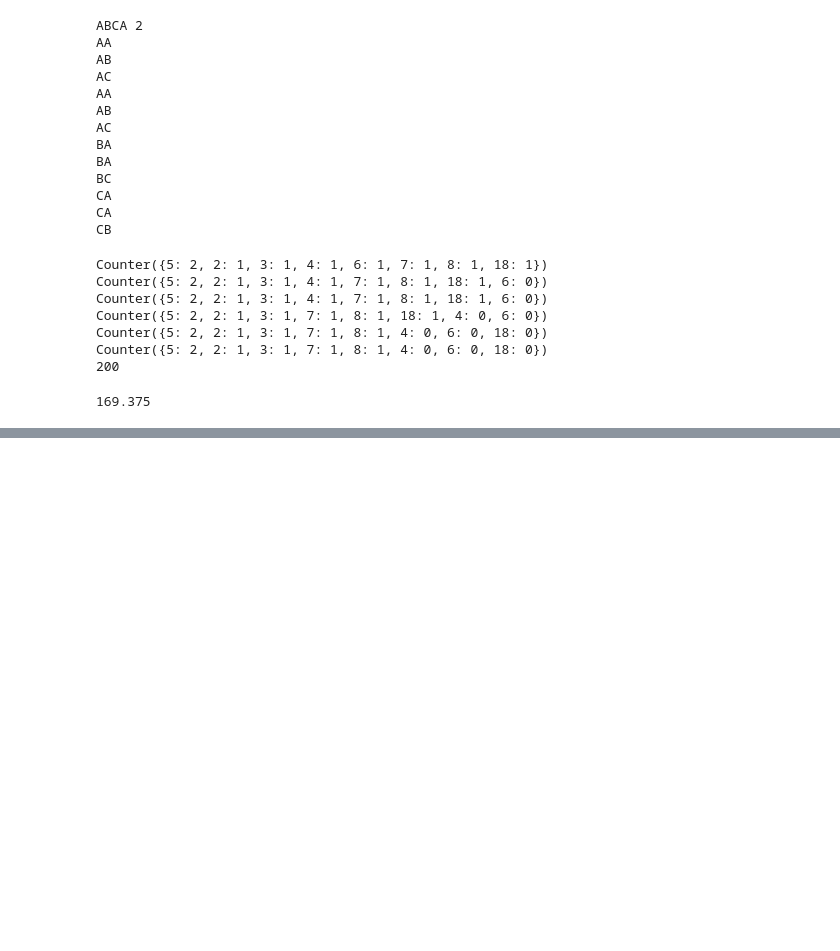
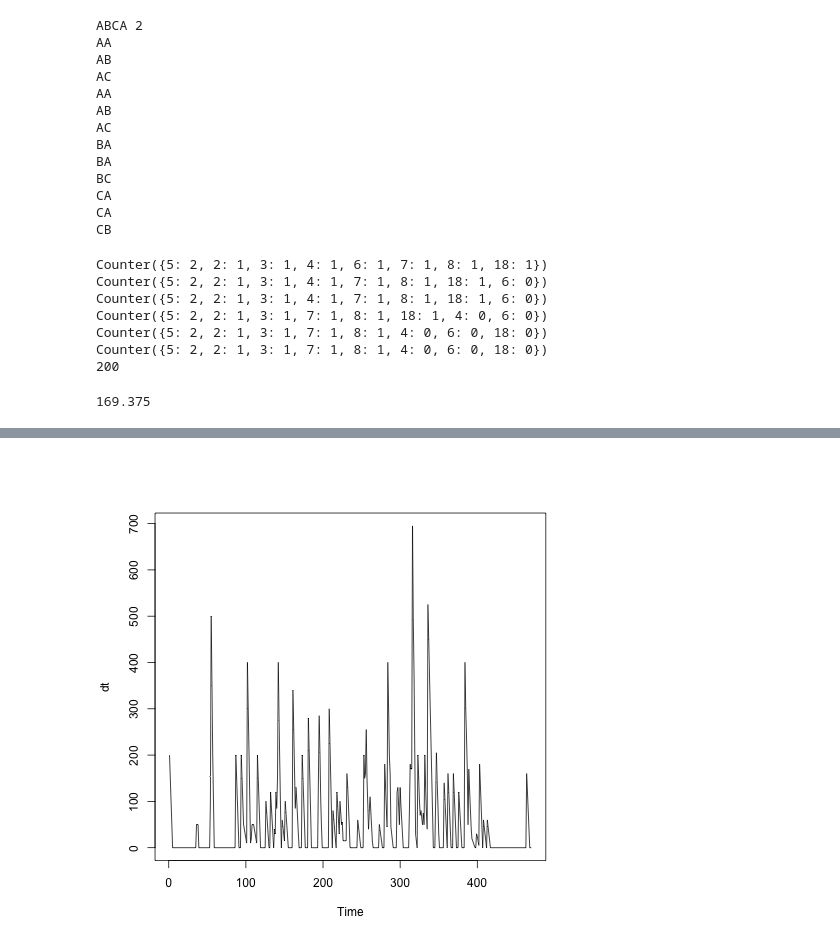
Before and after one commit to sada-narayanappa/Notebooks, a Jupyter notebook: Notes/scratch.ipynb, the cells around one changed output, grey strips where cells are left out. Drawn from its saved outputs; the diff is of its cells as text; code cells hidden in the pictures; blank space fills up the shorter version.

```diff
--- a/Notes/scratch.ipynb
+++ b/Notes/scratch.ipynb
@@ -333,0 +336,9 @@ s/len(a)
+# %%
+%%R
+require(ggplot2)
+url="http://robjhyndman.com/tsdldata/annual/dvi.dat"
+skip =1
+d=  scan(url, skip=skip)
+dt = ts(d) # Convert to time series
+plot(dt)
+# %% [output]
@@ -333,0 +346 @@ s/len(a)
+[figure, added]
```
Also changed, not shown: parts of 3 cells of this notebook, 2 other files.
